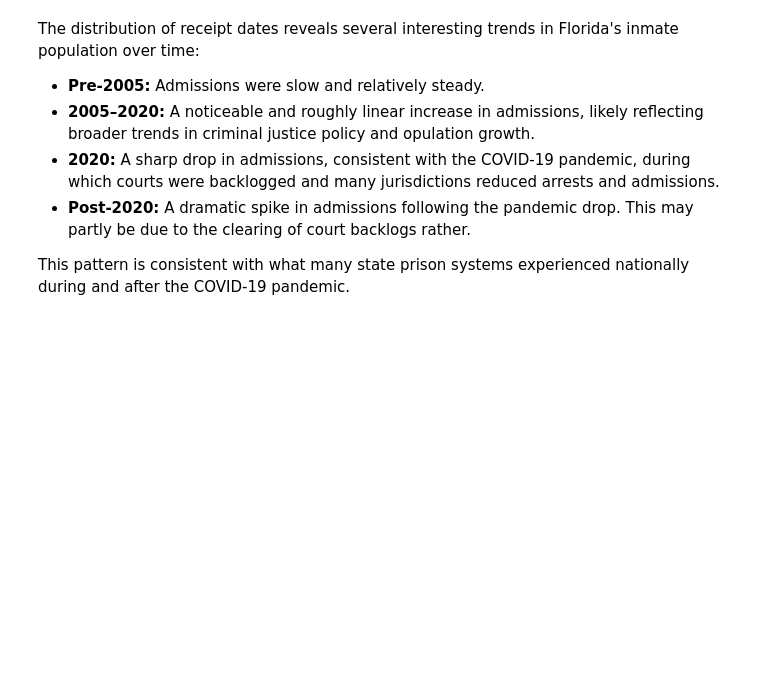
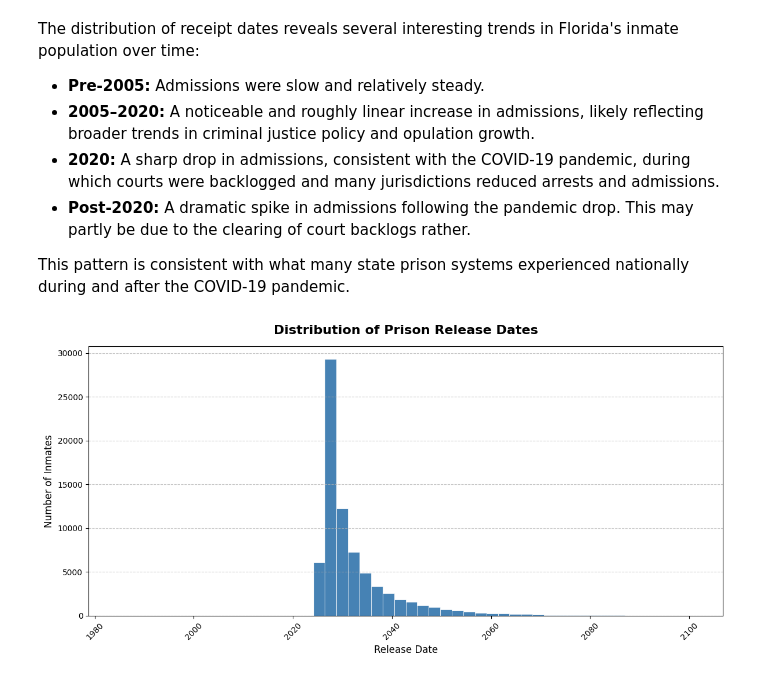
Before and after one commit to zkhechadoorian/florida_department_of_corrections_analytics, a Jupyter notebook: scripts/eda.ipynb, the cells around one changed output. Drawn from its saved outputs; the diff is of its cells as text; code cells hidden in the pictures; blank space fills up the shorter version.

Commit message:
Add visualization of release dates with summary stats

```diff
--- a/scripts/eda.ipynb
+++ b/scripts/eda.ipynb
@@ -275,3 +275,21 @@ The distribution of receipt dates reveals several interesting trends in Florida'
 - **Post-2020:** A dramatic spike in admissions following the pandemic drop. This may partly be due to the clearing of court backlogs rather.
 
 This pattern is consistent with what many state prison systems experienced nationally during and after the COVID-19 pandemic.
+# %%
+# drop null values; skip dates too far into the future
+release_dates = df['PrisonReleaseDate'].dropna()
+release_dates = pd.to_datetime(release_dates, errors='coerce')
+release_dates = release_dates[release_dates.dt.year <= 2100]
+
+plt.figure(figsize=(12, 6))
+plt.hist(release_dates, bins=50, color='steelblue', edgecolor='white', linewidth=0.5)
+plt.title('Distribution of Prison Release Dates', fontsize=16, fontweight='bold', pad=15)
+plt.xlabel('Release Date', fontsize=12)
+plt.ylabel('Number of Inmates', fontsize=12)
+plt.xticks(fontsize=10, rotation=45)
+plt.yticks(fontsize=10)
+plt.grid(axis='y', linestyle='--', alpha=0.7)
+plt.tight_layout()
+plt.show()
+# %% [output]
+[figure, added]
```
Also changed, not shown: parts of 2 cells of this notebook.
